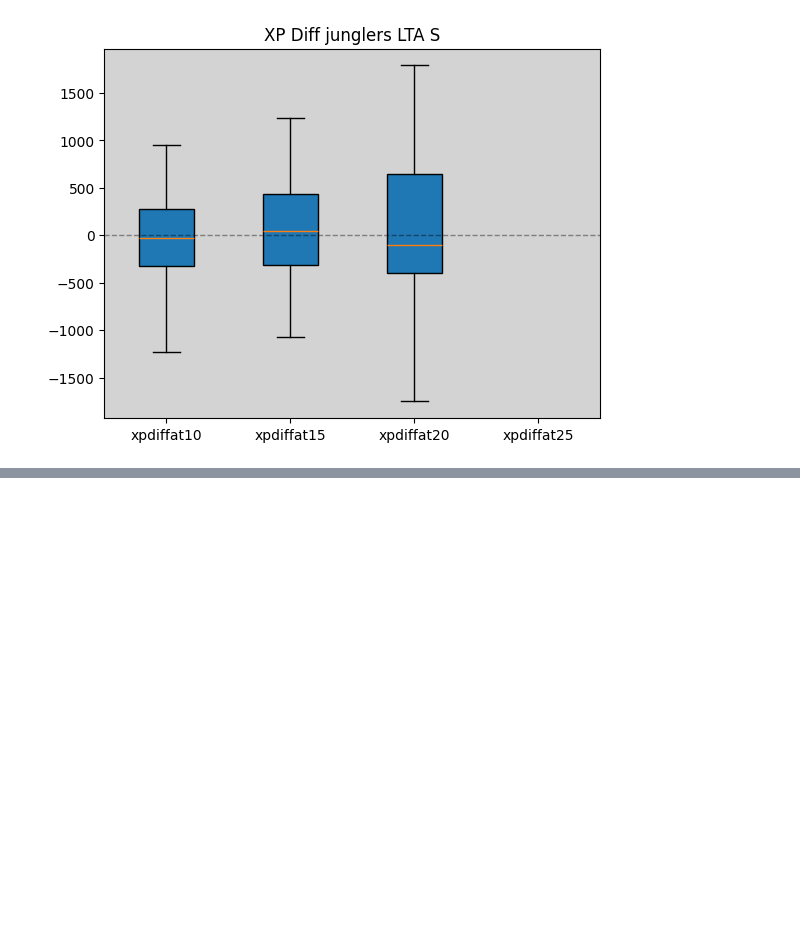
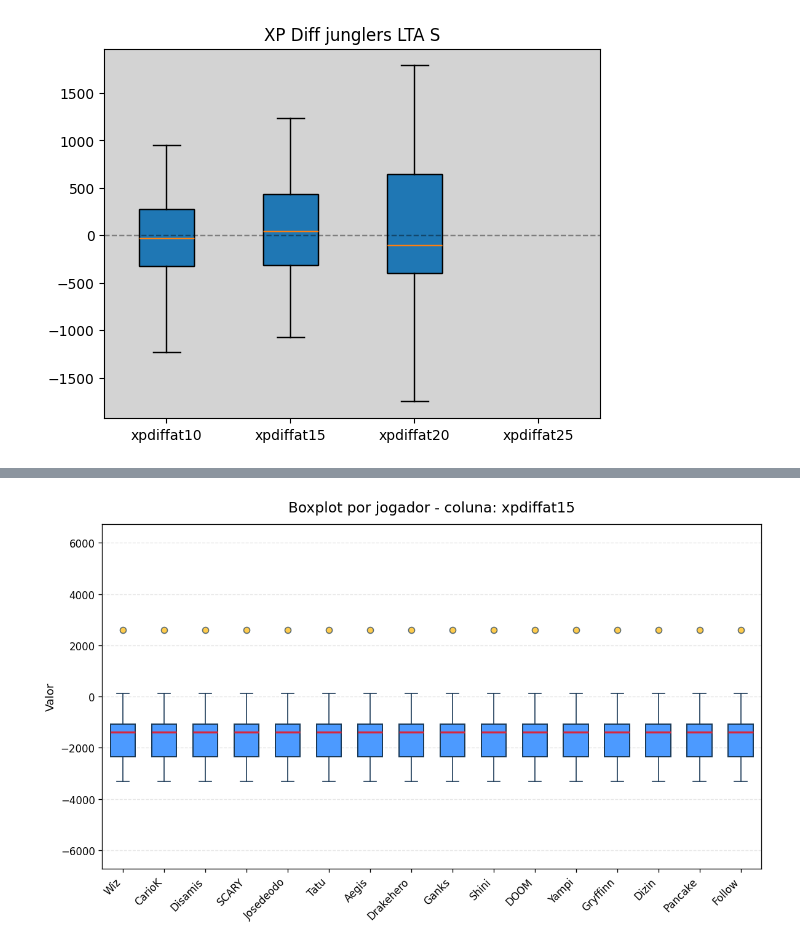
Before and after one commit to yagoandradelima/data-analysis-python, a Jupyter notebook: lol/codes/dataviz.ipynb, the cells around one changed output, grey strips where cells are left out. Cells and saved outputs as stored; diff of their text form; code cells hidden in the pictures; blank space fills up the shorter version.

```diff
--- a/lol/codes/dataviz.ipynb
+++ b/lol/codes/dataviz.ipynb
@@ -170,0 +151,86 @@ array([  730.,  1153.,   505.,   314.,  1182.,  -876., -2553., -2333.,
+# %%
+interval_ms = 0.0001
+dpi = 120
+titulo_base = "Boxplot por jogador - coluna: {col}"
+
+n_rows, n_cols = data.shape
+
+def to_float_array(x):
+    arr = np.asarray(x, dtype=float)
+    arr = arr[np.isfinite(arr)]
+    return arr
+
+colunas = list(data.columns)
+
+valores_globais = []
+for col in colunas:
+    for cel in data[col]:
+        a = to_float_array(cel)
+        if a.size > 0:
+            valores_globais.append(a)
+if len(valores_globais) == 0:
+    raise ValueError("Não há valores aqui")
+
+y_min = min(np.min(a) for a in valores_globais)
+y_max = max(np.max(a) for a in valores_globais)
+y_pad = max(1.0, 0.05 * (y_max - y_min))
+
+
+
+fig, ax = plt.subplots(dpi=dpi, figsize=(10,6))
+
+x_positions = np.arange(1, n_rows + 1)
+x_labels = list(data.index)
+
+
+
+def plot_coluna(idx_col):
+    ax.clear()
+
+    arrays = [to_float_array(data.iloc[i, idx_col]) for i in range(n_rows)]
+    arrays = [a if a.size > 0 else np.array([np.nan]) for i in arrays]
+
+    print(arrays)
+
+    bp = ax.boxplot(
+        arrays,
+        positions=x_positions,
+        widths=0.6,
+        patch_artist=True,
+        boxprops=dict(facecolor="#4C9AFF", edgecolor="#1B3A57", linewidth=1.2),
+        medianprops=dict(color="#D7263D", linewidth=2),
+        whiskerprops=dict(color="#1B3A57"),
+        capprops=dict(color="#1B3A57"),
+        flierprops=dict(marker='o', markerfacecolor="#FFB703", markeredgecolor="#1B3A57", alpha=0.7)
+    )
+
+
+
+
+    ax.set_xticks(x_positions)
+    ax.set_xticklabels(x_labels, rotation=45, ha='right', fontsize=10)
+    ax.set_title(titulo_base.format(col=colunas[idx_col]), fontsize=14, pad=12)
+    ax.set_ylabel("Valor", fontsize=11)
+
+    ax.set_ylim(y_min - y_pad, y_max + y_pad)
+
+    # Grade leve para facilitar leitura
+    ax.grid(True, axis='y', linestyle='--', alpha=0.3)
+
+    # Margens e layout
+    ax.margins(x=0.02)
+    fig.tight_layout()
+
+# Inicializa com a primeira coluna (mas não continua depois dela)
+plot_coluna(0)
+
+# Função de atualização
+def update(frame):
+    i = frame % len(colunas)
+    plot_coluna(i)
+
+# Cria animação
+anim = FuncAnimation(fig, update(1), frames=len(colunas), interval=interval_ms, repeat=True)
+
+plt.show()
+# %% [output]
@@ -170,0 +254 @@ array([  730.,  1153.,   505.,   314.,  1182.,  -876., -2553., -2333.,
+[figure, added]
```
Also changed, not shown: parts of 5 cells of this notebook.
